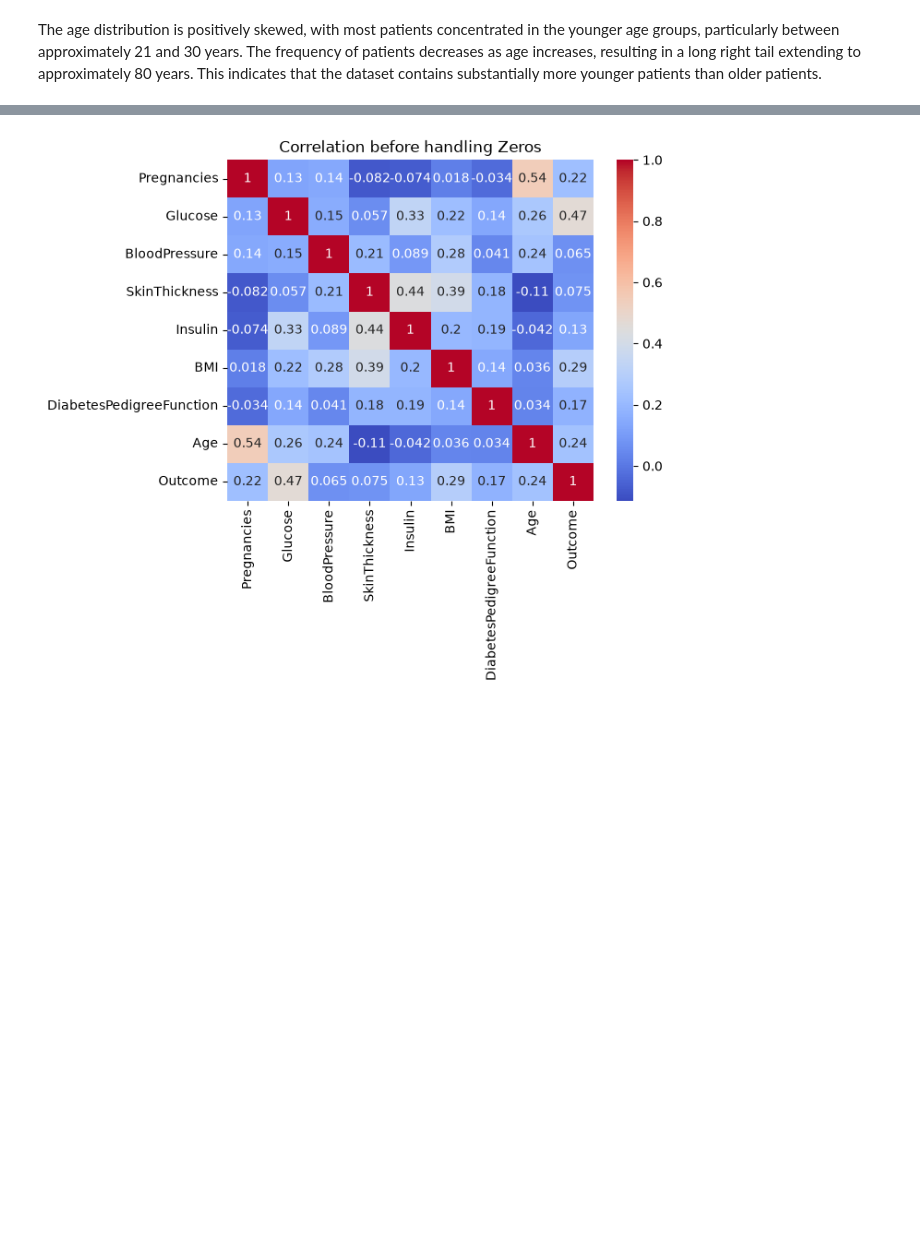
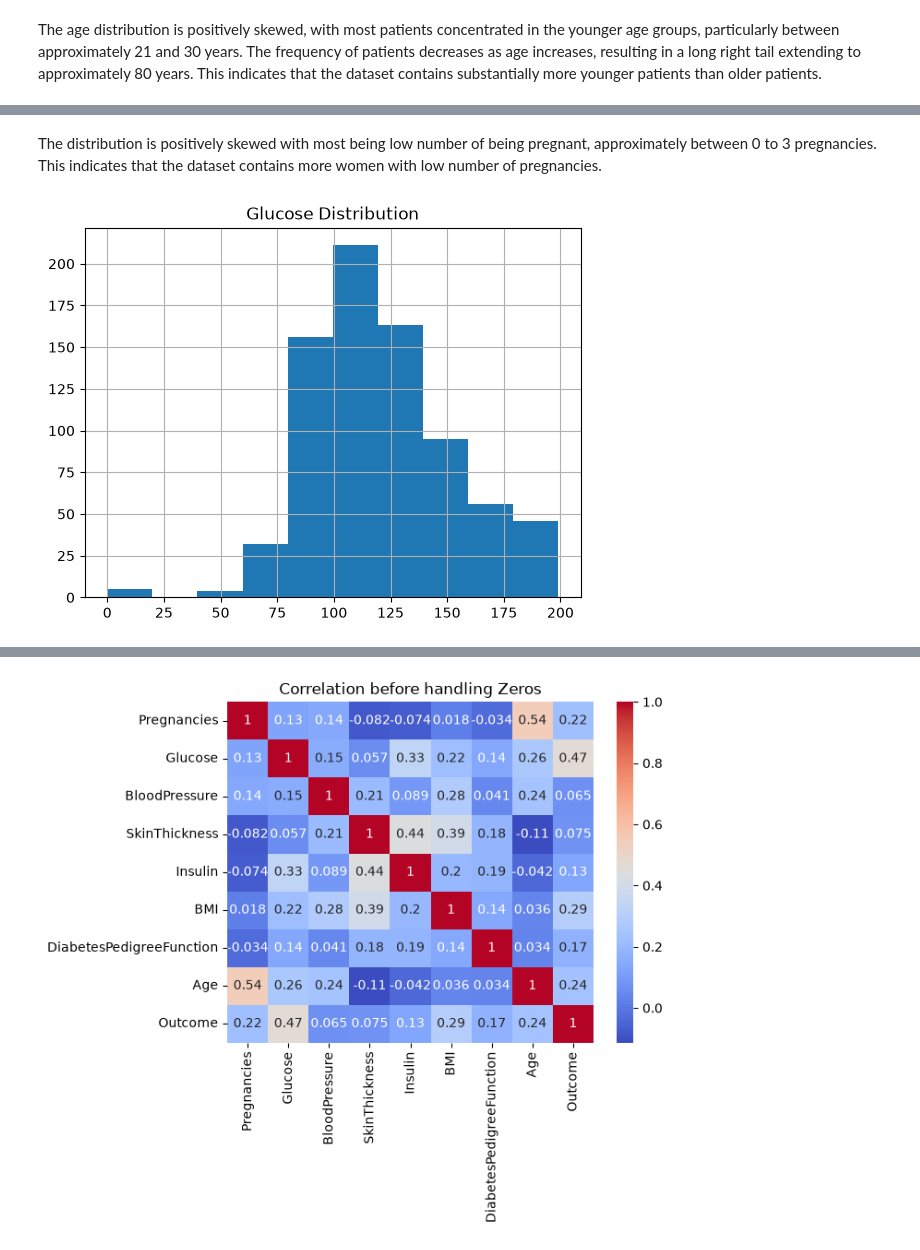
Before and after one commit to abdulazeemsodimu/diabetes_prediction, a Jupyter notebook: notebooks/1.EDA.ipynb, the cells around one changed output, grey strips where cells are left out. Drawn from its saved outputs; the diff is of its cells as text; code cells hidden in the pictures; blank space fills up the shorter version.

```diff
--- a/notebooks/1.EDA.ipynb
+++ b/notebooks/1.EDA.ipynb
@@ -152,0 +160,10 @@ The age distribution is positively skewed, with most patients concentrated in th
+# %% [markdown]
+The distribution is positively skewed with most being low number of being pregnant, approximately between 0 to 3 pregnancies. This indicates that the dataset contains more women with low number of pregnancies.
+# %%
+def histo(c):
+    df[c].hist()
+    plt.title(f'{c} Distribution');
+
+histo('Glucose')
+# %% [output]
+[figure, added]
```
Also changed, not shown: parts of 34 cells of this notebook.
